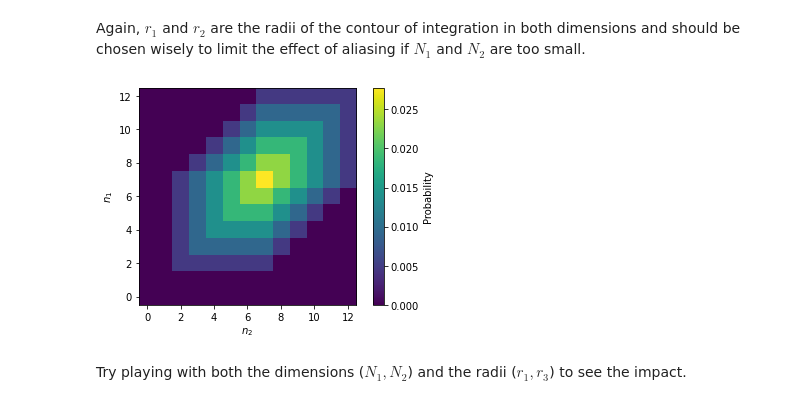
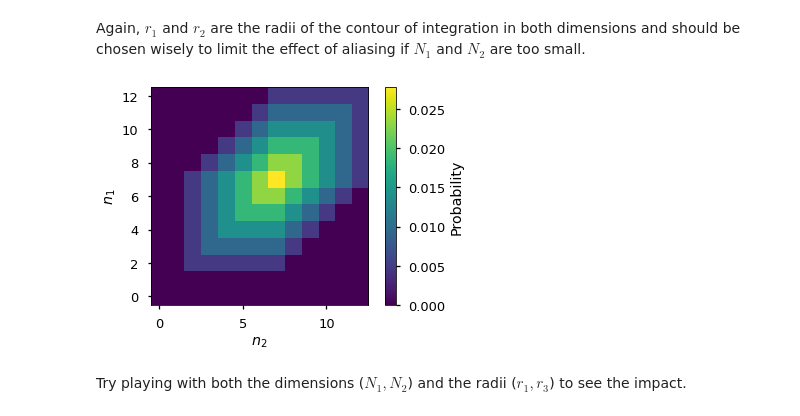
Before and after one commit to gstonge/pgfunk, a Jupyter notebook: _sources/chapters/multivariate_pgf.ipynb, the cells around one changed output. Saved outputs shown, nothing was run; the diff lists cells and outputs as text; code cells hidden in the pictures.

```diff
--- a/_sources/chapters/multivariate_pgf.ipynb
+++ b/_sources/chapters/multivariate_pgf.ipynb
@@ -50,24 +50,25 @@ Again, $r_1$ and $r_2$ are the radii of the contour of integration in both dimen
 # %%
 import numpy as np
 import matplotlib.pyplot as plt
+plt.style.use(['seaborn-talk'])
 
 g = lambda x: np.sum([x**n/6 for n in range(1,7)])
 G = lambda x1,x2: g(x1)*g(x2)*g(x1*x2)
 G = np.vectorize(G)
 N1 = 13
 N2 = 13
 n1 = np.arange(N1)
 n2 = np.arange(N2)
 c1 = np.exp(2*np.pi*1j*n1/N1)
 c2 = np.exp(2*np.pi*1j*n2/N2)
 C1, C2 = np.meshgrid(c1, c2) #get 2d array versions
 pn1n2 = abs(np.fft.fft2(G(C1,C2))/(N1*N2))
 plt.imshow(pn1n2, origin='lower')
 plt.colorbar(label='Probability')
 plt.ylabel(r'$n_1$')
 plt.xlabel(r'$n_2$')
 plt.show()
 # %% [output]
-[figure, old version]
+[figure, new version]
 # %% [markdown]
 Try playing with both the dimensions ($N_1,N_2$) and the radii ($r_1,r_3$) to see the impact.
```
Also changed, not shown: 26 other files.
